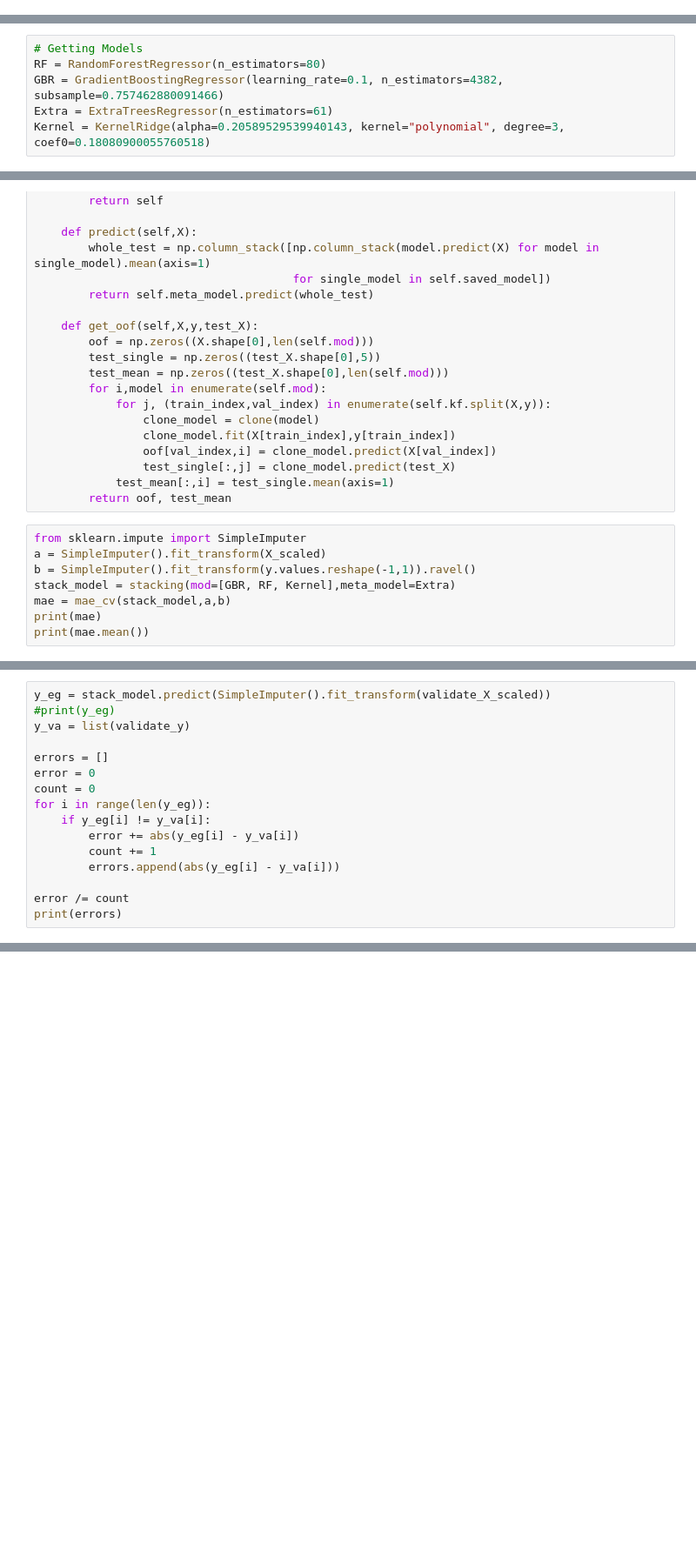
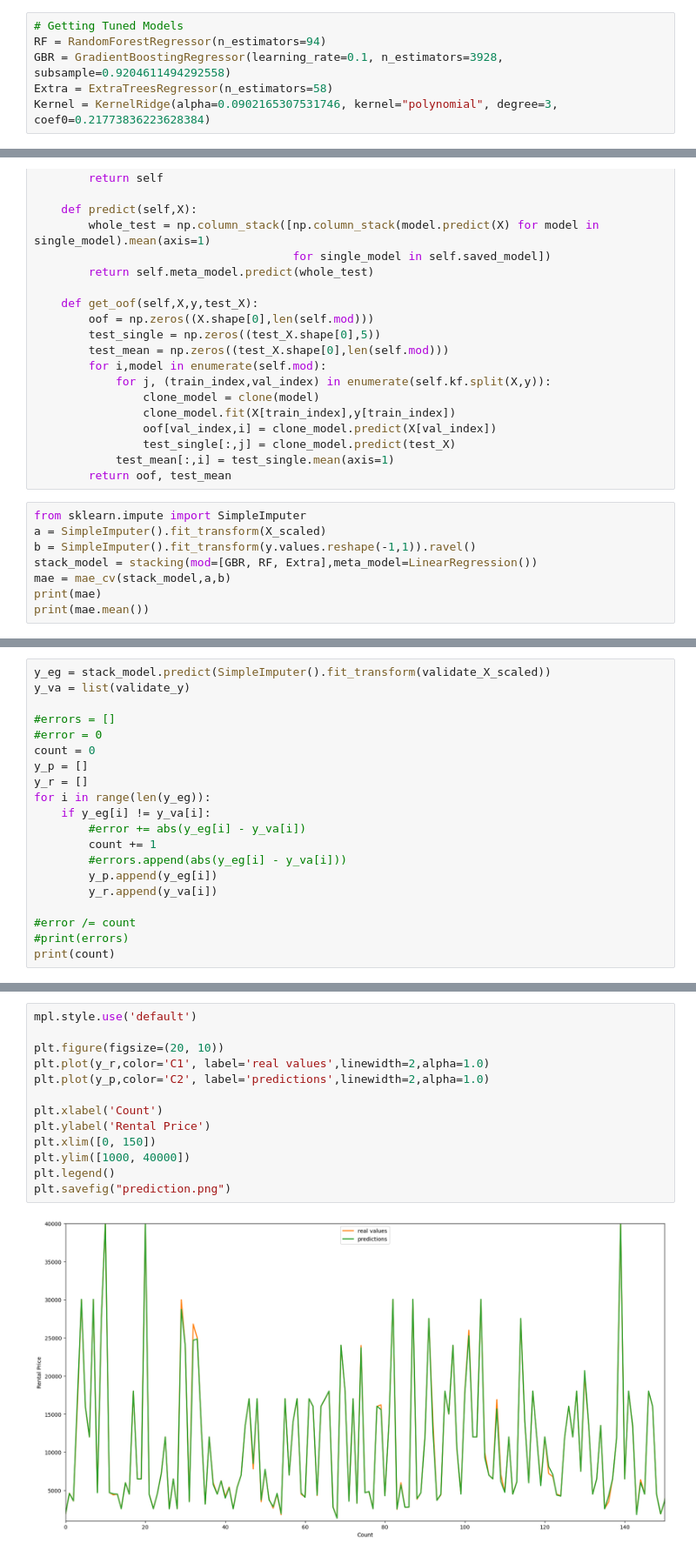
Before and after one commit to EdenWuyifan/Fake-Rental-Listing-Identification, a Jupyter notebook: Model_Final.ipynb, the cells around one changed output, grey strips where cells are left out. Shown at 87% size. Saved outputs shown, nothing was run; the diff lists cells and outputs as text; blank space fills up the shorter version.

```diff
--- a/Model_Final.ipynb
+++ b/Model_Final.ipynb
@@ -290,0 +338,6 @@ random(KernelRidge()).random_get(X_scaled,y,param_rand)
+# %%
+# Getting Tuned Models
+RF = RandomForestRegressor(n_estimators=94)
+GBR = GradientBoostingRegressor(learning_rate=0.1, n_estimators=3928, subsample=0.9204611494292558)
+Extra = ExtraTreesRegressor(n_estimators=58)
+Kernel = KernelRidge(alpha=0.0902165307531746, kernel="polynomial", degree=3, coef0=0.21773836223628384)
@@ -308,12 +394,6 @@ class AverageWeight(BaseEstimator, RegressorMixin):
             single = [pred[model,data]*weight for model,weight in zip(range(pred.shape[0]),self.weight)]
             w.append(np.sum(single))
         return w
-# %%
-# Getting Models
-RF = RandomForestRegressor(n_estimators=80)
-GBR = GradientBoostingRegressor(learning_rate=0.1, n_estimators=4382, subsample=0.757462880091466)
-Extra = ExtraTreesRegressor(n_estimators=61)
-Kernel = KernelRidge(alpha=0.20589529539940143, kernel="polynomial", degree=3, coef0=0.18080900055760518)
 # %%
 # Initializing Weights
 w_RF = 0.3
@@ -372,7 +468,7 @@ class stacking(BaseEstimator, RegressorMixin, TransformerMixin):
 from sklearn.impute import SimpleImputer
 a = SimpleImputer().fit_transform(X_scaled)
 b = SimpleImputer().fit_transform(y.values.reshape(-1,1)).ravel()
-stack_model = stacking(mod=[GBR, RF, Kernel],meta_model=Extra)
+stack_model = stacking(mod=[GBR, RF, Extra],meta_model=LinearRegression())
 mae = mae_cv(stack_model,a,b)
 print(mae)
 print(mae.mean())
@@ -422,17 +498,21 @@ Name: Price, dtype: int64
 # %%
 y_eg = stack_model.predict(SimpleImputer().fit_transform(validate_X_scaled))
-#print(y_eg)
 y_va = list(validate_y)
 
-errors = []
-error = 0
+#errors = []
+#error = 0
 count = 0
+y_p = []
+y_r = []
 for i in range(len(y_eg)):
     if y_eg[i] != y_va[i]:
-        error += abs(y_eg[i] - y_va[i])
+        #error += abs(y_eg[i] - y_va[i])
         count += 1
-        errors.append(abs(y_eg[i] - y_va[i]))
+        #errors.append(abs(y_eg[i] - y_va[i]))
+        y_p.append(y_eg[i])
+        y_r.append(y_va[i])
 
-error /= count
-print(errors)
+#error /= count
+#print(errors)
+print(count)
 # %% [output]
@@ -439,0 +520,15 @@ print(errors)
+# %%
+mpl.style.use('default')
+
+plt.figure(figsize=(20, 10))
+plt.plot(y_r,color='C1', label='real values',linewidth=2,alpha=1.0)
+plt.plot(y_p,color='C2', label='predictions',linewidth=2,alpha=1.0)
+
+plt.xlabel('Count')
+plt.ylabel('Rental Price')
+plt.xlim([0, 150])
+plt.ylim([1000, 40000])
+plt.legend()
+plt.savefig("prediction.png")
+# %% [output]
+[figure, added]
```
Also changed, not shown: parts of 44 cells of this notebook, 8 other files.
